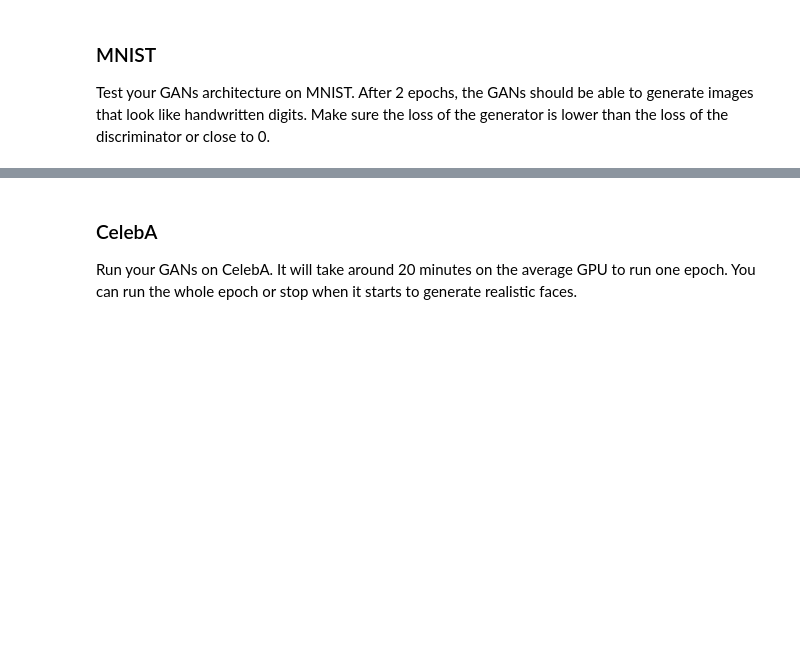
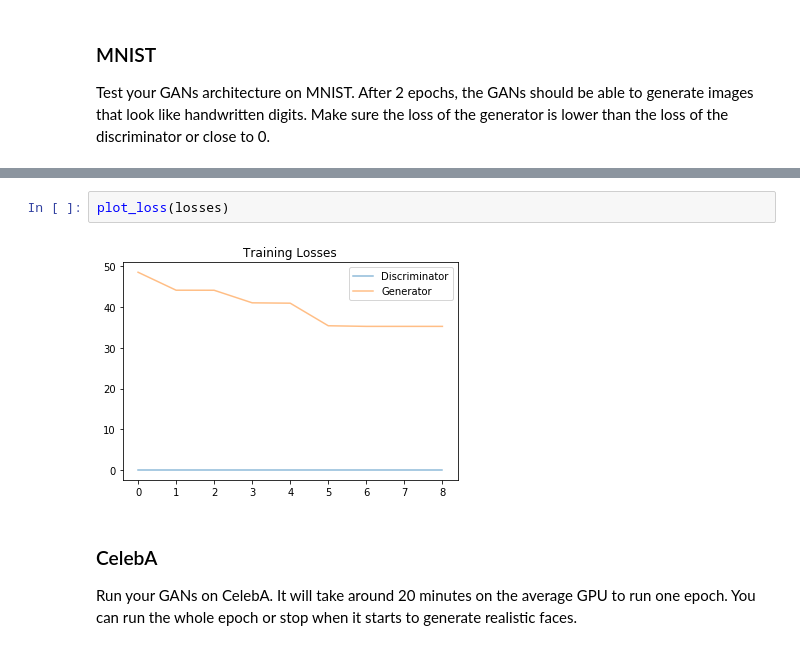
Before and after one commit to fingorn/deep-learning, a Jupyter notebook: face_generation/dlnd_face_generation.ipynb, the cells around one changed output, grey strips where cells are left out. Cells and saved outputs as stored; diff of their text form; blank space fills up the shorter version.

```diff
--- a/face_generation/dlnd_face_generation.ipynb
+++ b/face_generation/dlnd_face_generation.ipynb
@@ -500,3 +498,7 @@ with tf.Graph().as_default():
+# %%
+plot_loss(losses)
+# %% [output]
+[figure, added]
 # %% [markdown]
 ### CelebA
 Run your GANs on CelebA.  It will take around 20 minutes on the average GPU to run one epoch.  You can run the whole epoch or stop when it starts to generate realistic faces.
```
Also changed, not shown: parts of 12 cells of this notebook.
